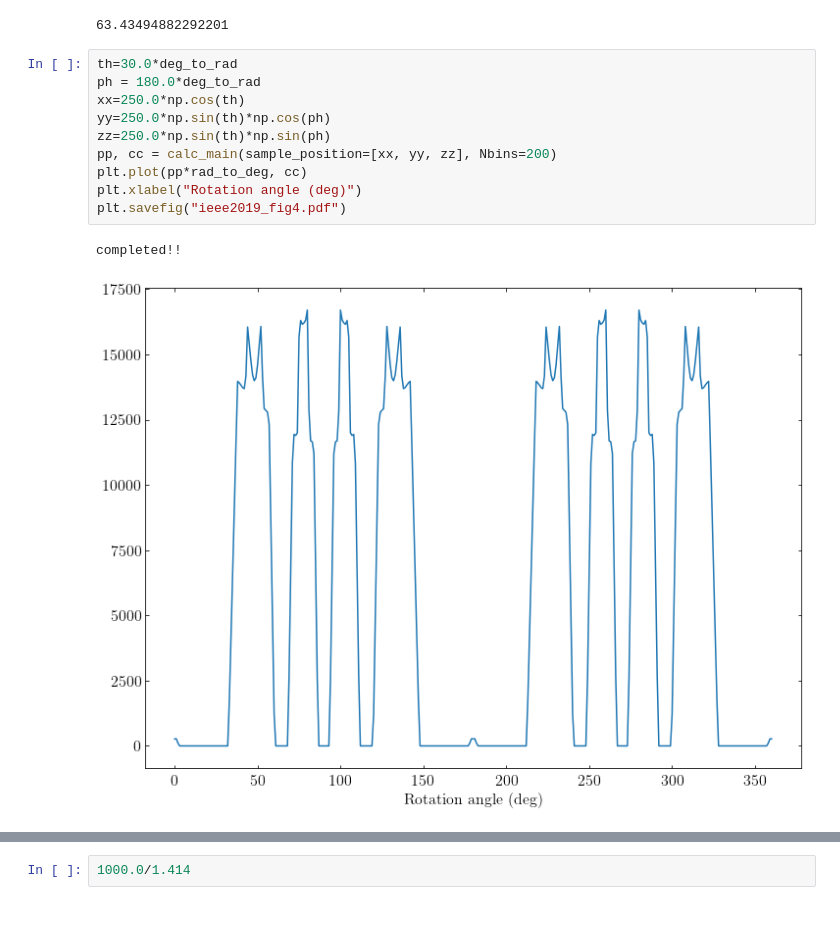
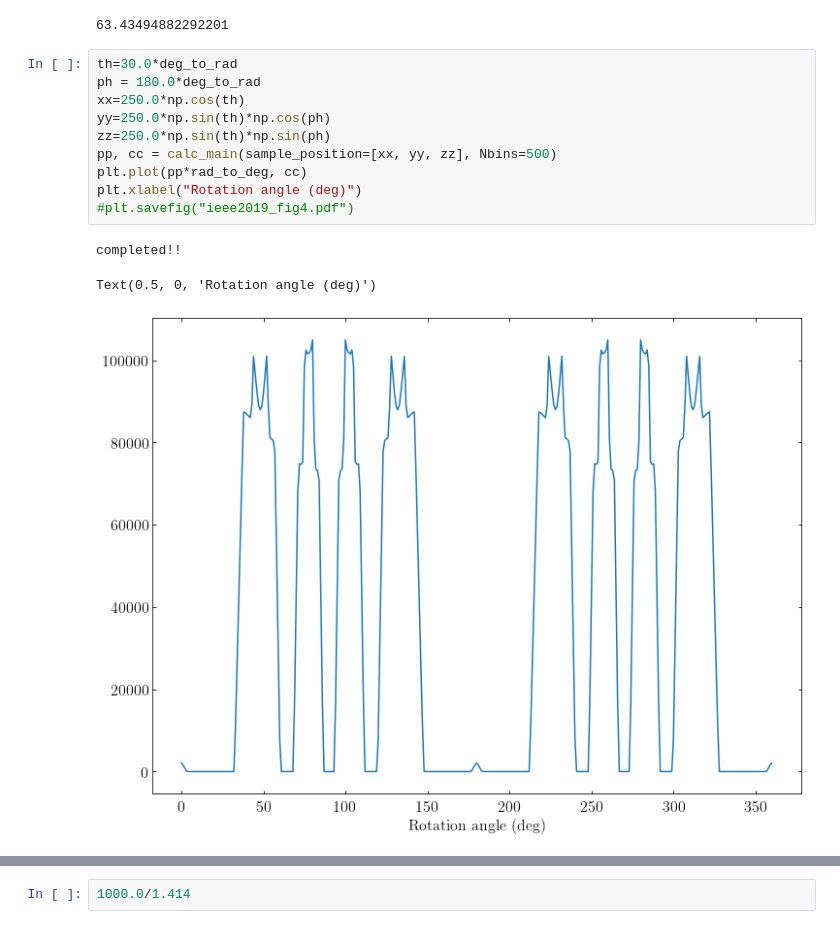
Before and after one commit to jiyongso/jupyter, a Jupyter notebook: collimator image/radial_collimator.ipynb, the cells around one changed output, grey strips where cells are left out. Cells and saved outputs as stored; diff of their text form.

```diff
--- a/collimator image/radial_collimator.ipynb
+++ b/collimator image/radial_collimator.ipynb
@@ -544,16 +544,17 @@ np.arctan2(2., 1.)*180.0/np.pi
 # %%
 th=30.0*deg_to_rad
 ph = 180.0*deg_to_rad
 xx=250.0*np.cos(th)
 yy=250.0*np.sin(th)*np.cos(ph)
 zz=250.0*np.sin(th)*np.sin(ph)
-pp, cc = calc_main(sample_position=[xx, yy, zz], Nbins=200)
+pp, cc = calc_main(sample_position=[xx, yy, zz], Nbins=500)
 plt.plot(pp*rad_to_deg, cc)
 plt.xlabel("Rotation angle (deg)")
-plt.savefig("ieee2019_fig4.pdf")
+#plt.savefig("ieee2019_fig4.pdf")
 # %% [output]
 completed!!
+Text(0.5, 0, 'Rotation angle (deg)')
-[figure, old version]
+[figure, new version]
 # %%
 plt.plot(pp*rad_to_deg, cc)
 # %% [output]
```
Also changed, not shown: parts of 8 cells of this notebook, 9 other files.
